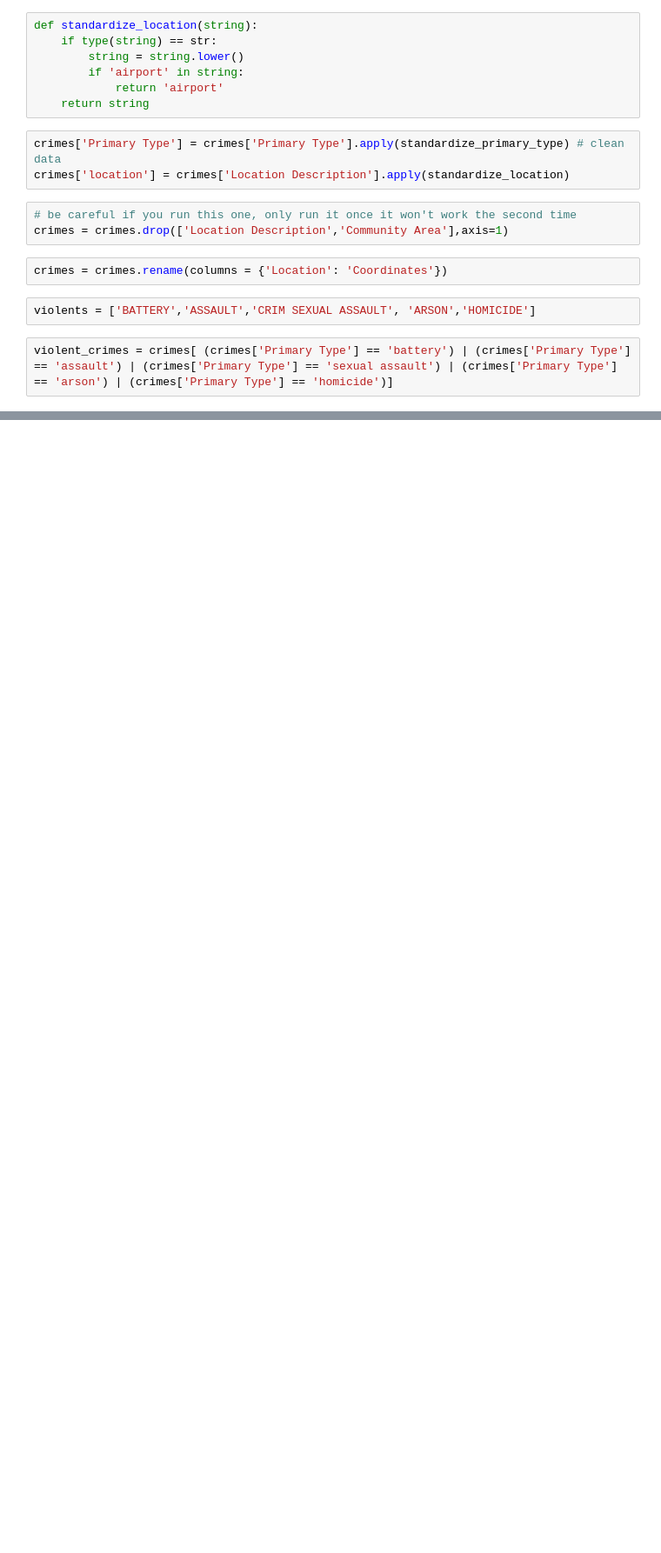
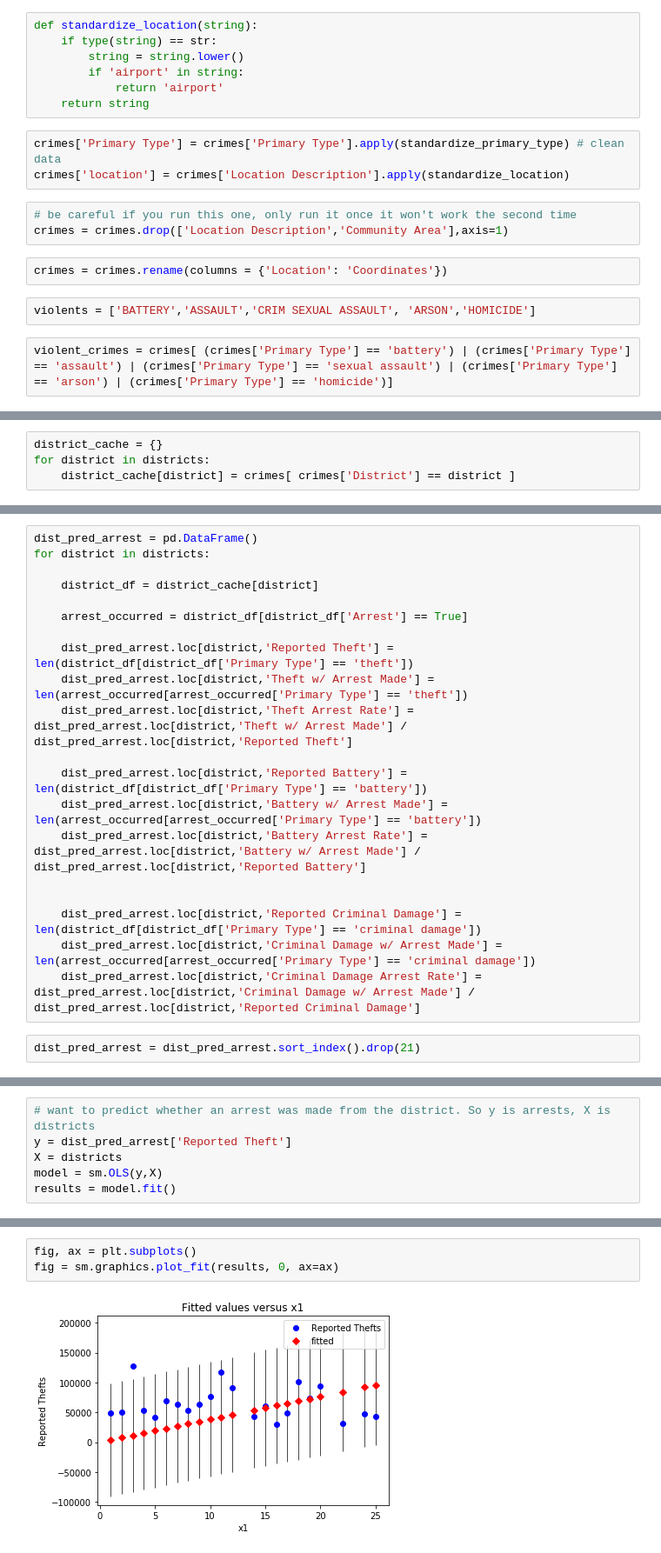
Before and after one commit to COGS108/Projects, a Jupyter notebook: James.ipynb, the cells around one changed output, grey strips where cells are left out. Shown at 87% size. Saved outputs shown, nothing was run; the diff lists cells and outputs as text; blank space fills up the shorter version.

```diff
--- a/James.ipynb
+++ b/James.ipynb
@@ -124,0 +83,4 @@ violent_crimes = crimes[ (crimes['Primary Type'] == 'battery') | (crimes['Primar
+# %%
+district_cache = {}
+for district in districts:
+    district_cache[district] = crimes[ crimes['District'] == district ]
@@ -124,0 +89,22 @@ violent_crimes = crimes[ (crimes['Primary Type'] == 'battery') | (crimes['Primar
+# %%
+dist_pred_arrest = pd.DataFrame()
+for district in districts:
+
+    district_df = district_cache[district]
+
+    arrest_occurred = district_df[district_df['Arrest'] == True]
+
+    dist_pred_arrest.loc[district,'Reported Theft'] = len(district_df[district_df['Primary Type'] == 'theft'])
+    dist_pred_arrest.loc[district,'Theft w/ Arrest Made'] = len(arrest_occurred[arrest_occurred['Primary Type'] == 'theft'])
+    dist_pred_arrest.loc[district,'Theft Arrest Rate'] = dist_pred_arrest.loc[district,'Theft w/ Arrest Made'] / dist_pred_arrest.loc[district,'Reported Theft']
+
+    dist_pred_arrest.loc[district,'Reported Battery'] = len(district_df[district_df['Primary Type'] == 'battery'])
+    dist_pred_arrest.loc[district,'Battery w/ Arrest Made'] = len(arrest_occurred[arrest_occurred['Primary Type'] == 'battery'])
+    dist_pred_arrest.loc[district,'Battery Arrest Rate'] = dist_pred_arrest.loc[district,'Battery w/ Arrest Made'] / dist_pred_arrest.loc[district,'Reported Battery']
+
+
+    dist_pred_arrest.loc[district,'Reported Criminal Damage'] = len(district_df[district_df['Primary Type'] == 'criminal damage'])
+    dist_pred_arrest.loc[district,'Criminal Damage w/ Arrest Made'] = len(arrest_occurred[arrest_occurred['Primary Type'] == 'criminal damage'])
+    dist_pred_arrest.loc[district,'Criminal Damage Arrest Rate'] = dist_pred_arrest.loc[district,'Criminal Damage w/ Arrest Made'] / dist_pred_arrest.loc[district,'Reported Criminal Damage']
+# %%
+dist_pred_arrest = dist_pred_arrest.sort_index().drop(21)
@@ -124,0 +133,6 @@ violent_crimes = crimes[ (crimes['Primary Type'] == 'battery') | (crimes['Primar
+# %%
+# want to predict whether an arrest was made from the district. So y is arrests, X is districts
+y = dist_pred_arrest['Reported Theft']
+X = districts
+model = sm.OLS(y,X)
+results = model.fit()
@@ -124,0 +160,5 @@ violent_crimes = crimes[ (crimes['Primary Type'] == 'battery') | (crimes['Primar
+# %%
+fig, ax = plt.subplots()
+fig = sm.graphics.plot_fit(results, 0, ax=ax)
+# %% [output]
+[figure, added]
```
Also changed, not shown: parts of 24 cells of this notebook.
